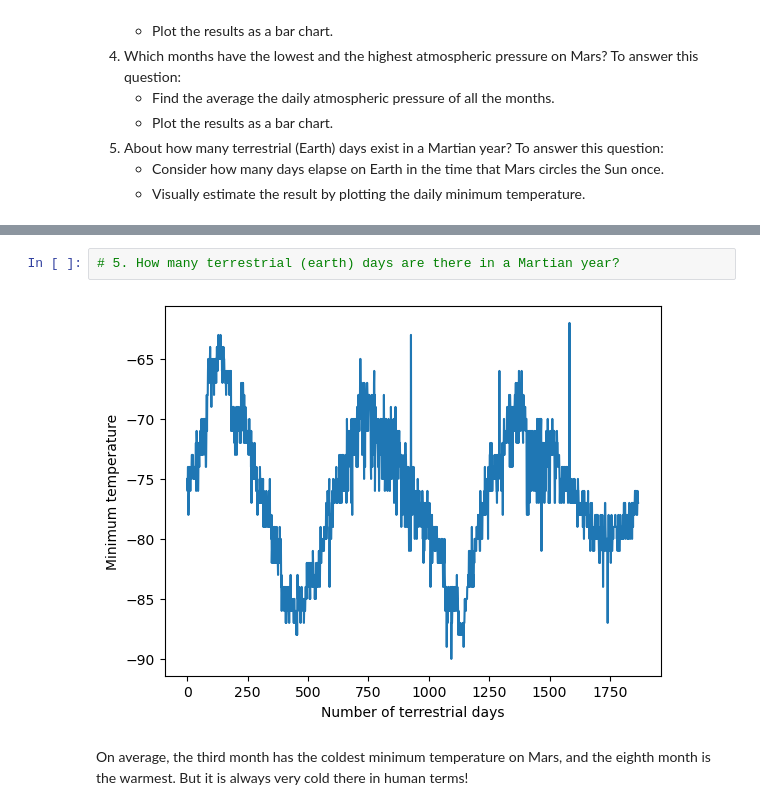
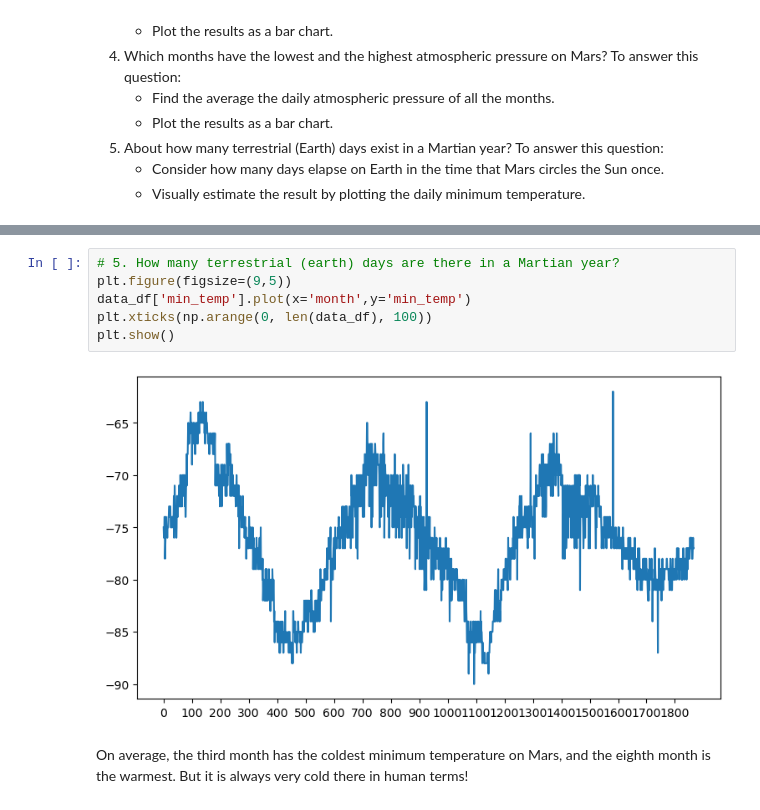
Before and after one commit to muhkashiff/data_collection_challenge, a Jupyter notebook: Deliverable 2/part_2_mars_weather.ipynb, the cells around one changed output, grey strips where cells are left out. Saved outputs shown, nothing was run; the diff lists cells and outputs as text.

```diff
--- a/Deliverable 2/part_2_mars_weather.ipynb
+++ b/Deliverable 2/part_2_mars_weather.ipynb
@@ -198,7 +218,11 @@ Name: pressure, dtype: float64
 # %%
 # 5. How many terrestrial (earth) days are there in a Martian year?
+plt.figure(figsize=(9,5))
+data_df['min_temp'].plot(x='month',y='min_temp')
+plt.xticks(np.arange(0, len(data_df), 100))
+plt.show()
 # %% [output]
-[figure, old version]
+[figure, new version]
 # %% [markdown]
 On average, the third month has the coldest minimum temperature on Mars, and the eighth month is the warmest. But it is always very cold there in human terms!
 # %% [markdown]
```
Also changed, not shown: parts of 13 cells of this notebook, 1 other file.
